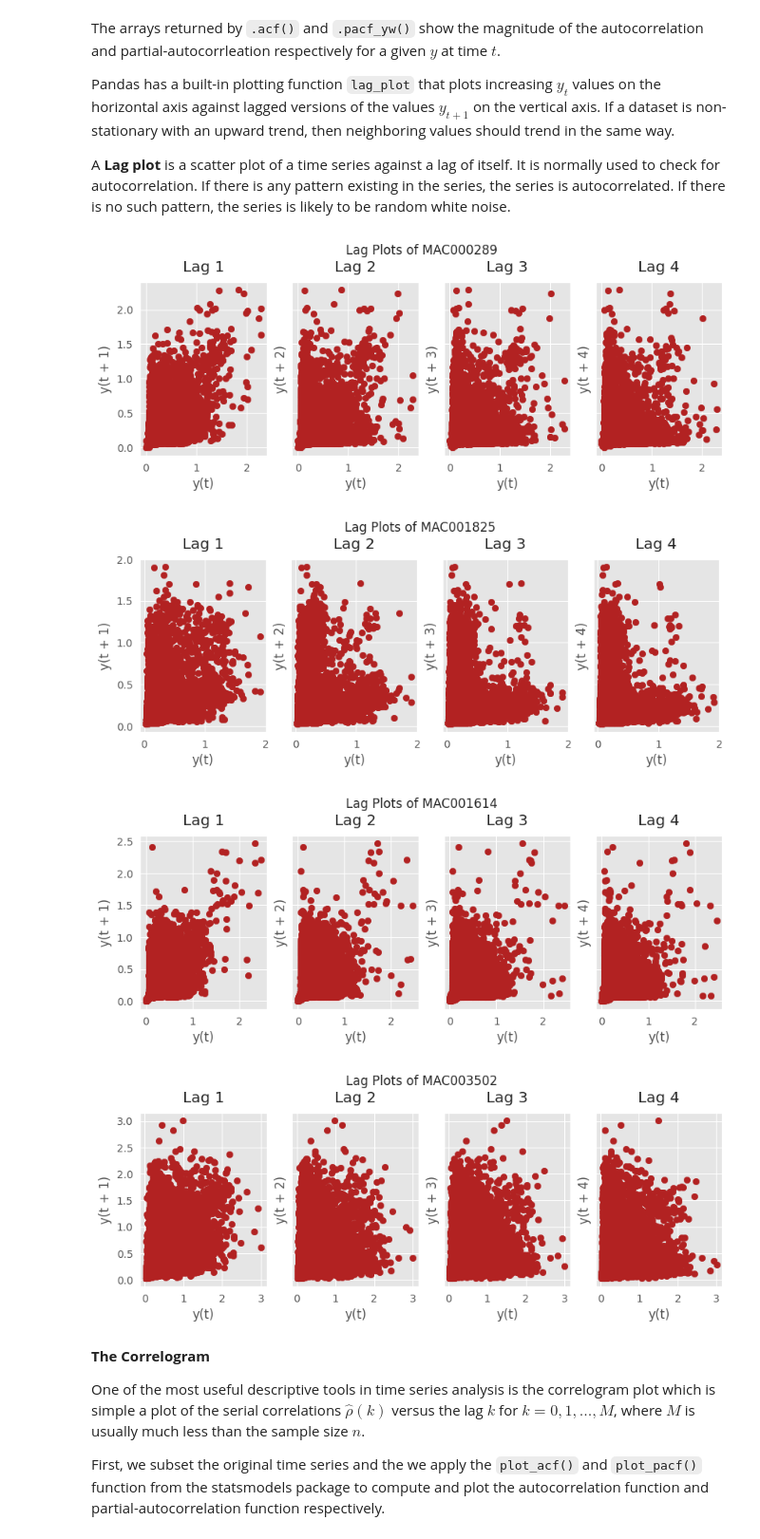
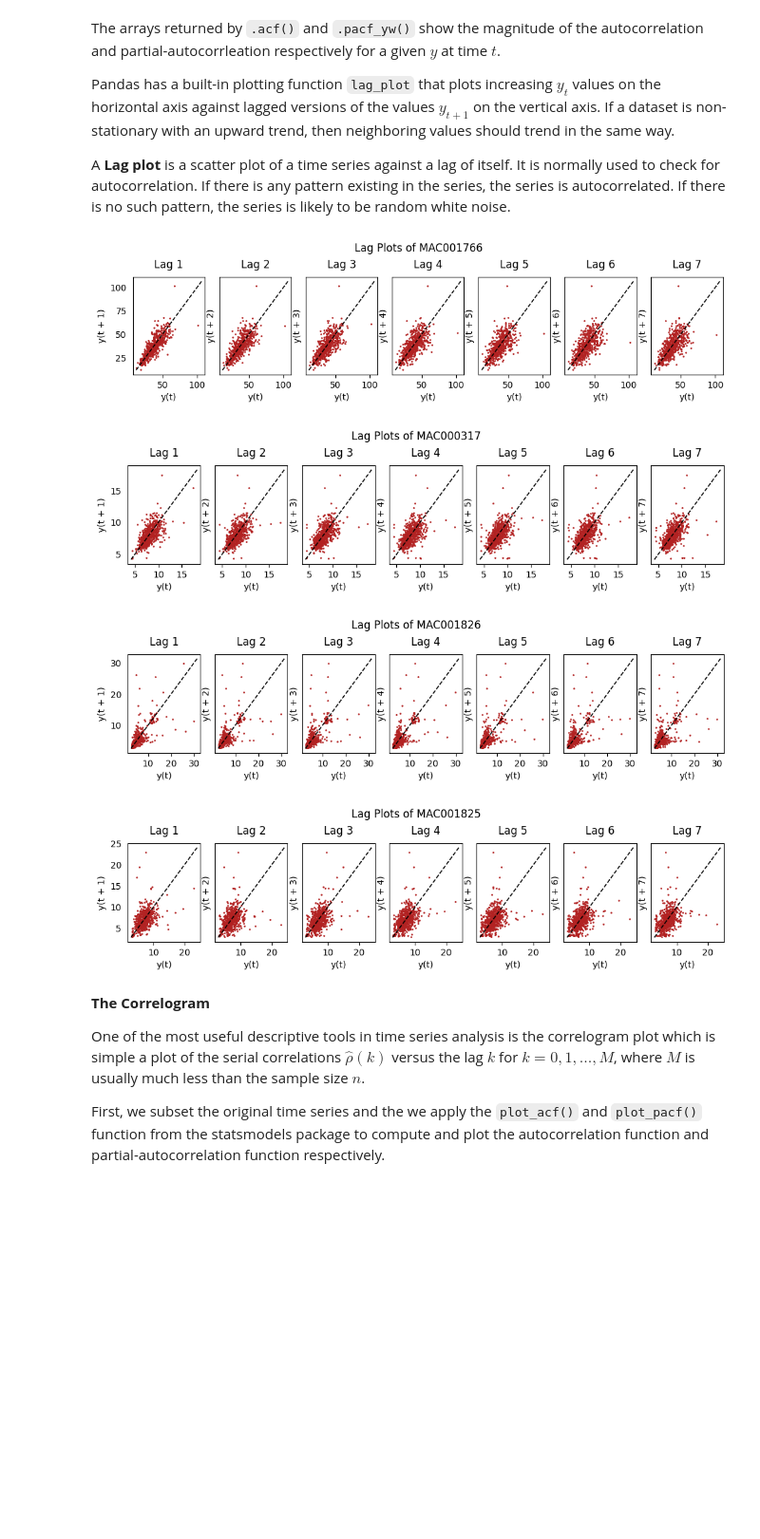
Before and after one commit to JayitaCh/Time-Series-Analysis, a Jupyter notebook: Ch4_4TS_statistics.ipynb, the cells around one changed output. Shown at 95% size. Saved outputs shown, nothing was run; the diff lists cells and outputs as text; code cells hidden in the pictures; blank space fills up the shorter version.

```diff
--- a/Ch4_4TS_statistics.ipynb
+++ b/Ch4_4TS_statistics.ipynb
@@ -341,47 +337,63 @@ A **Lag plot** is a scatter plot of a time series against a lag of itself. It is
 # %%
 from pandas.plotting import lag_plot
 plt.rcParams.update({'ytick.left' : False, 'axes.titlepad':10})
 
 random_hhs = np.random.choice(households,size=4)
 
 # Plot 1
-fig, axes = plt.subplots(1, 4, figsize=(10,3), sharex=True, sharey=True, dpi=100)
-for i, ax in enumerate(axes.flatten()[:4]):
-    lag_plot(household_df_imp[household_df_imp.LCLid==random_hhs[0]].energy_consumption, lag=i+1, ax=ax, c='firebrick')
+fig, axes = plt.subplots(1, 7, figsize=(12,2), sharex=True, sharey=True, dpi=100)
+for i, ax in enumerate(axes.flatten()[:7]):
+    daily_hh_df = household_df_imp[household_df_imp.LCLid==random_hhs[0]].set_index('timestamp')
+    daily_hh_df = daily_hh_df.resample('D').sum()
+    lims = .95 * daily_hh_df["energy_consumption"].min(), 1.05 * daily_hh_df["energy_consumption"].max()
+    lag_plot(daily_hh_df['energy_consumption'], lag=i+1, ax=ax, c='firebrick',s=1)
+    ax.plot(lims, lims, color="k", ls="--", lw=1.2, zorder=1)
     ax.set_title('Lag ' + str(i+1))
 
-fig.suptitle(f'Lag Plots of {random_hhs[0]}', y=1.05)
+fig.suptitle(f'Lag Plots of {random_hhs[0]}', y=1.15)
 
 # Plot 2
-fig, axes = plt.subplots(1, 4, figsize=(10,3), sharex=True, sharey=True, dpi=100)
-for i, ax in enumerate(axes.flatten()[:4]):
-    lag_plot(household_df_imp[household_df_imp.LCLid==random_hhs[1]].energy_consumption, lag=i+1, ax=ax, c='firebrick')
+fig, axes = plt.subplots(1, 7, figsize=(12,2), sharex=True, sharey=True, dpi=100)
+for i, ax in enumerate(axes.flatten()[:7]):
+    daily_hh_df = household_df_imp[household_df_imp.LCLid==random_hhs[1]].set_index('timestamp')
+    daily_hh_df = daily_hh_df.resample('D').sum()
+    lims = .95 * daily_hh_df["energy_consumption"].min(), 1.05 * daily_hh_df["energy_consumption"].max()
+    lag_plot(daily_hh_df['energy_consumption'], lag=i+1, ax=ax, c='firebrick',s=1)
+    ax.plot(lims, lims, color="k", ls="--", lw=1.2, zorder=1)
     ax.set_title('Lag ' + str(i+1))
 
-fig.suptitle(f'Lag Plots of {random_hhs[1]}', y=1.05)
+fig.suptitle(f'Lag Plots of {random_hhs[1]}', y=1.15)
 
 # Plot 3
-fig, axes = plt.subplots(1, 4, figsize=(10,3), sharex=True, sharey=True, dpi=100)
-for i, ax in enumerate(axes.flatten()[:4]):
-    lag_plot(household_df_imp[household_df_imp.LCLid==random_hhs[2]].energy_consumption, lag=i+1, ax=ax, c='firebrick')
+fig, axes = plt.subplots(1, 7, figsize=(12,2), sharex=True, sharey=True, dpi=100)
+for i, ax in enumerate(axes.flatten()[:7]):
+    daily_hh_df = household_df_imp[household_df_imp.LCLid==random_hhs[2]].set_index('timestamp')
+    daily_hh_df = daily_hh_df.resample('D').sum()
+    lims = .95 * daily_hh_df["energy_consumption"].min(), 1.05 * daily_hh_df["energy_consumption"].max()
+    lag_plot(daily_hh_df['energy_consumption'], lag=i+1, ax=ax, c='firebrick',s=1)
+    ax.plot(lims, lims, color="k", ls="--", lw=1.2, zorder=1)
     ax.set_title('Lag ' + str(i+1))
 
-fig.suptitle(f'Lag Plots of {random_hhs[2]}', y=1.05)
+fig.suptitle(f'Lag Plots of {random_hhs[2]}', y=1.15)
 
 # Plot 4
-fig, axes = plt.subplots(1, 4, figsize=(10,3), sharex=True, sharey=True, dpi=100)
-for i, ax in enumerate(axes.flatten()[:4]):
-    lag_plot(household_df_imp[household_df_imp.LCLid==random_hhs[3]].energy_consumption, lag=i+1, ax=ax, c='firebrick')
+fig, axes = plt.subplots(1, 7, figsize=(12,2), sharex=True, sharey=True, dpi=100)
+for i, ax in enumerate(axes.flatten()[:7]):
+    daily_hh_df = household_df_imp[household_df_imp.LCLid==random_hhs[3]].set_index('timestamp')
+    daily_hh_df = daily_hh_df.resample('D').sum()
+    lims = .95 * daily_hh_df["energy_consumption"].min(), 1.05 * daily_hh_df["energy_consumption"].max()
+    lag_plot(daily_hh_df['energy_consumption'], lag=i+1, ax=ax, c='firebrick',s=1)
+    ax.plot(lims, lims, color="k", ls="--", lw=1.2, zorder=1)
     ax.set_title('Lag ' + str(i+1))
 
-fig.suptitle(f'Lag Plots of {random_hhs[3]}', y=1.05)
+fig.suptitle(f'Lag Plots of {random_hhs[3]}', y=1.15)
 
 plt.show()
 # %% [output]
-[figure, old version]
+[figure, new version]
-[figure, old version]
+[figure, new version]
-[figure, old version]
+[figure, new version]
-[figure, old version]
+[figure, new version]
 # %% [markdown]
 **The Correlogram**
 
```
Also changed, not shown: parts of 2 cells of this notebook.
